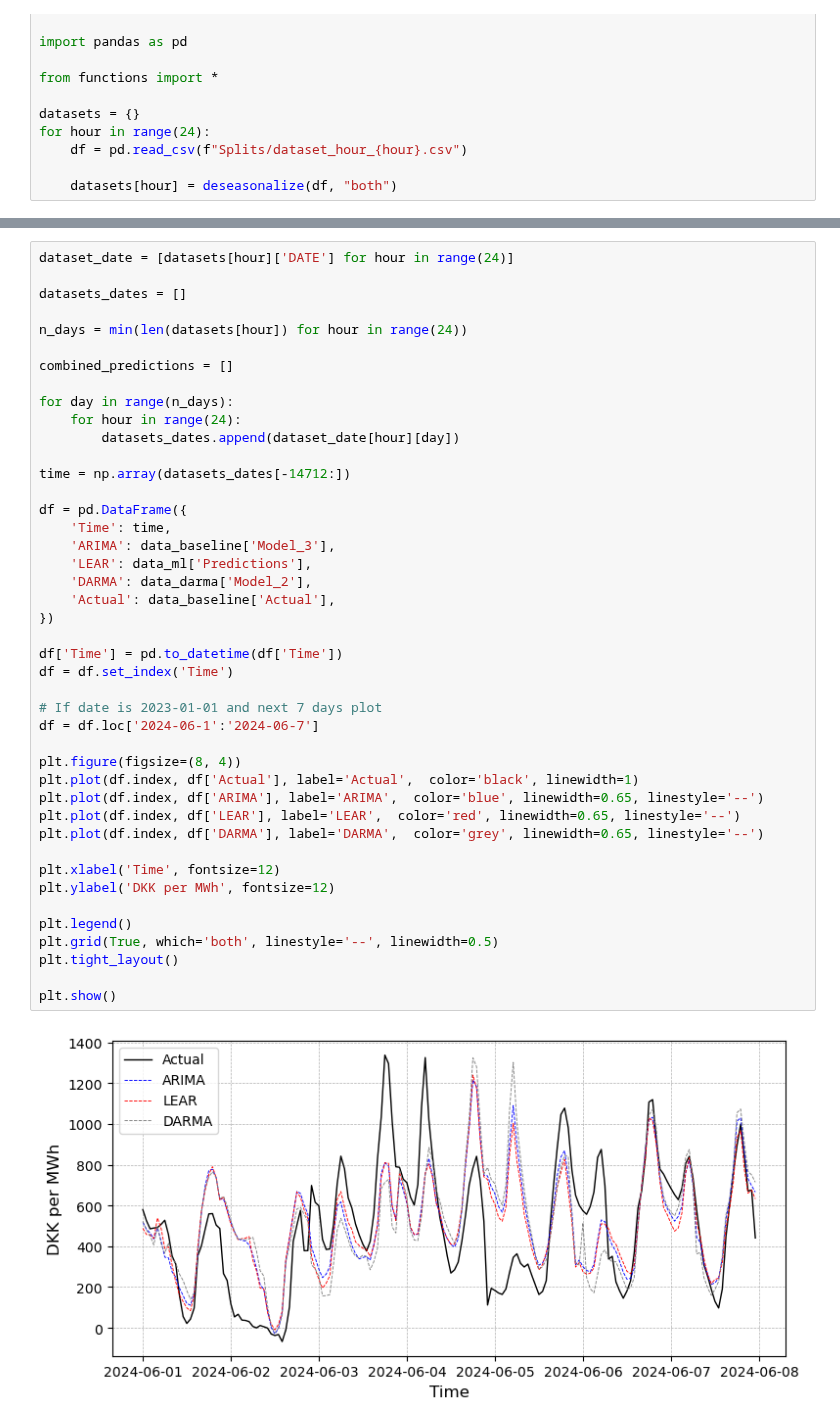
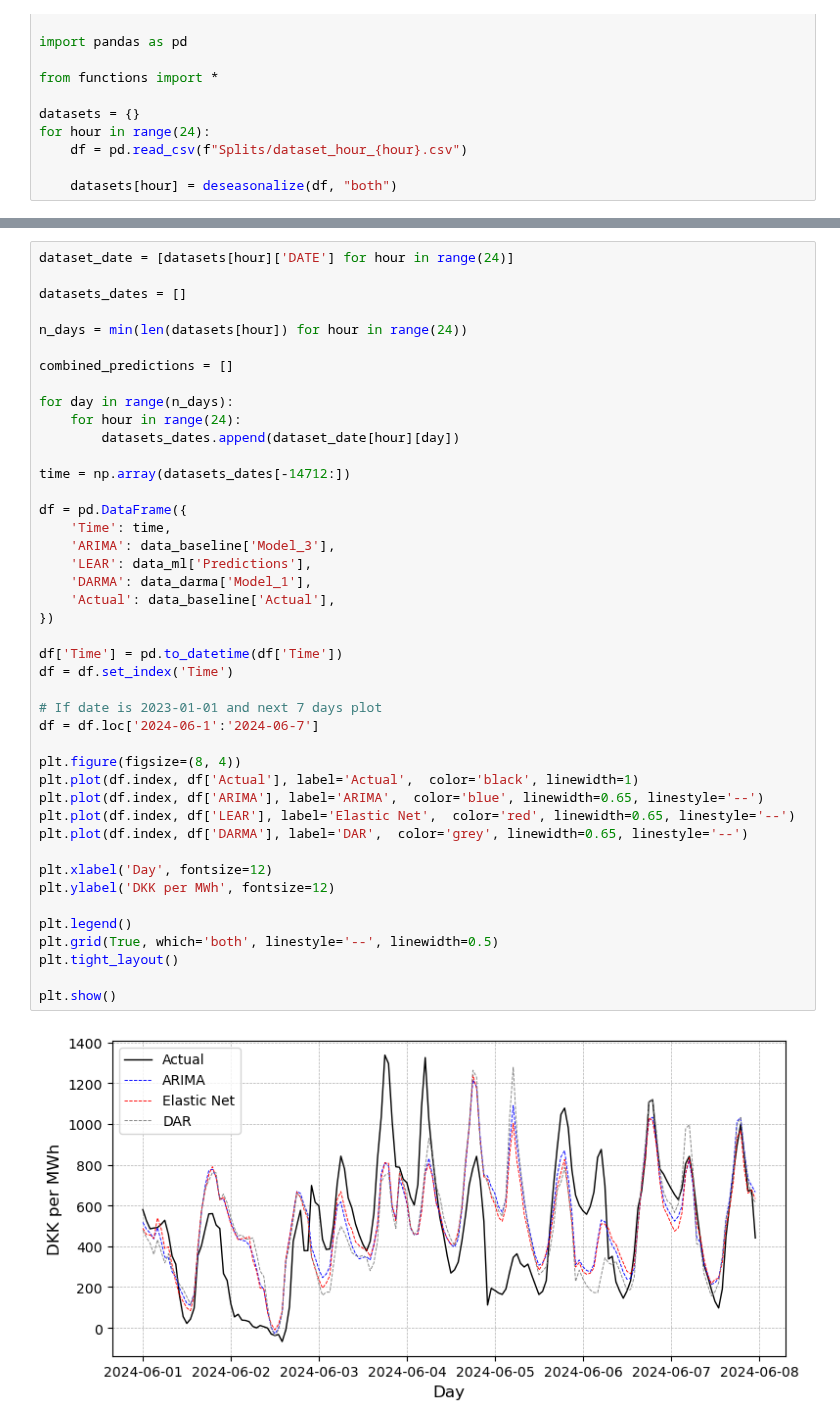
Before and after one commit to peterravn/Seminar-Adv-Finance, a Jupyter notebook: 9. Collect results.ipynb, the cells around one changed output, grey strips where cells are left out. Cells and saved outputs as stored; diff of their text form.

Commit message:
PLR: DARMA(7,1) tilføjet

```diff
--- a/9. Collect results.ipynb
+++ b/9. Collect results.ipynb
@@ -96,35 +98,35 @@ for day in range(n_days):
     for hour in range(24):
         datasets_dates.append(dataset_date[hour][day])
 
 time = np.array(datasets_dates[-14712:])
 
 df = pd.DataFrame({
     'Time': time,
     'ARIMA': data_baseline['Model_3'],
     'LEAR': data_ml['Predictions'],
-    'DARMA': data_darma['Model_2'],
+    'DARMA': data_darma['Model_1'],
     'Actual': data_baseline['Actual'],
 })
 
 df['Time'] = pd.to_datetime(df['Time'])
 df = df.set_index('Time')
 
 # If date is 2023-01-01 and next 7 days plot
 df = df.loc['2024-06-1':'2024-06-7']
 
 plt.figure(figsize=(8, 4))
 plt.plot(df.index, df['Actual'], label='Actual',  color='black', linewidth=1)
 plt.plot(df.index, df['ARIMA'], label='ARIMA',  color='blue', linewidth=0.65, linestyle='--')
-plt.plot(df.index, df['LEAR'], label='LEAR',  color='red', linewidth=0.65, linestyle='--')
-plt.plot(df.index, df['DARMA'], label='DARMA',  color='grey', linewidth=0.65, linestyle='--')
+plt.plot(df.index, df['LEAR'], label='Elastic Net',  color='red', linewidth=0.65, linestyle='--')
+plt.plot(df.index, df['DARMA'], label='DAR',  color='grey', linewidth=0.65, linestyle='--')
 
-plt.xlabel('Time', fontsize=12)
+plt.xlabel('Day', fontsize=12)
 plt.ylabel('DKK per MWh', fontsize=12)
 
 plt.legend()
 plt.grid(True, which='both', linestyle='--', linewidth=0.5)
 plt.tight_layout()
 
 plt.show()
 # %% [output]
-[figure, old version]
+[figure, new version]
```
Also changed, not shown: parts of 2 cells of this notebook, 3 other files.
